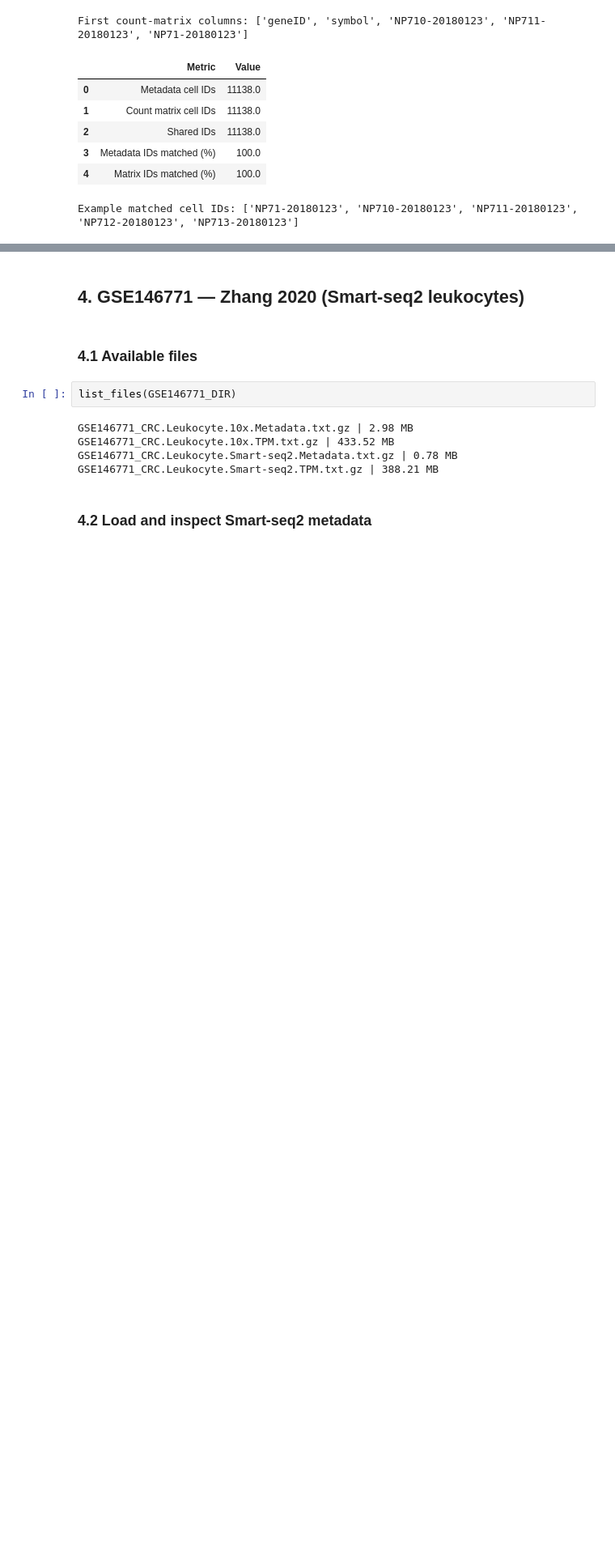
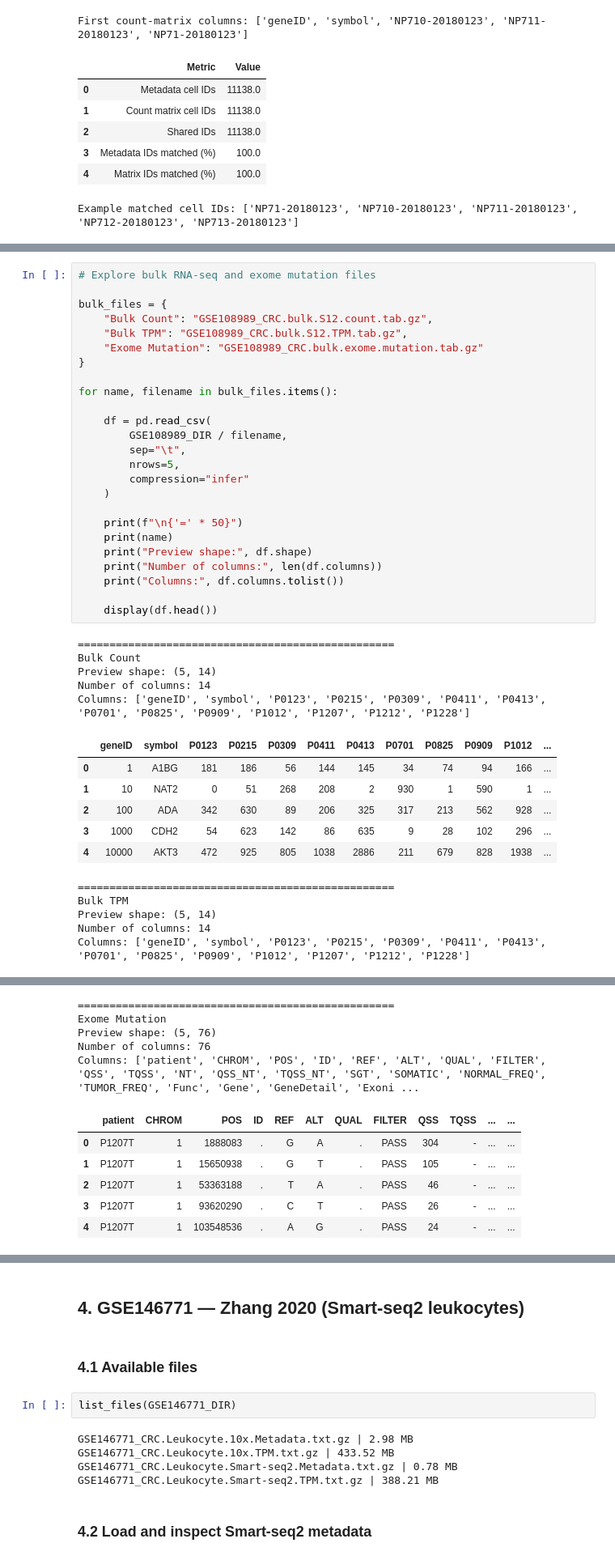
Before and after one commit to Sernasr/crc-singlecell-analysis, a Jupyter notebook: notebooks/dataset_exploration.ipynb, the cells around one changed output, grey strips where cells are left out. Shown at 81% size. Saved outputs shown, nothing was run; the diff lists cells and outputs as text; blank space fills up the shorter version.

Commit message:
Update expression matrix and mutation data analysis

```diff
--- a/notebooks/dataset_exploration.ipynb
+++ b/notebooks/dataset_exploration.ipynb
@@ -342,0 +345,42 @@ Example matched cell IDs: ['NP71-20180123', 'NP710-20180123', 'NP711-20180123',
+# %%
+# Explore bulk RNA-seq and exome mutation files
+
+bulk_files = {
+    "Bulk Count": "GSE108989_CRC.bulk.S12.count.tab.gz",
+    "Bulk TPM": "GSE108989_CRC.bulk.S12.TPM.tab.gz",
+    "Exome Mutation": "GSE108989_CRC.bulk.exome.mutation.tab.gz"
+}
+
+for name, filename in bulk_files.items():
+
+    df = pd.read_csv(
+        GSE108989_DIR / filename,
+        sep="\t",
+        nrows=5,
+        compression="infer"
+    )
+
+    print(f"\n{'=' * 50}")
+    print(name)
+    print("Preview shape:", df.shape)
+    print("Number of columns:", len(df.columns))
+    print("Columns:", df.columns.tolist())
+
+    display(df.head())
+# %% [output]
+==================================================
+Bulk Count
+Preview shape: (5, 14)
+Number of columns: 14
+Columns: ['geneID', 'symbol', 'P0123', 'P0215', 'P0309', 'P0411', 'P0413', 'P0701', 'P0825', 'P0909', 'P1012', 'P1207', 'P1212', 'P1228']
+|  | geneID | symbol | P0123 | P0215 | P0309 | P0411 | P0413 | P0701 | P0825 | P0909 | P1012 | ... |
+| 0 | 1 | A1BG | 181 | 186 | 56 | 144 | 145 | 34 | 74 | 94 | 166 | ... |
+| 1 | 10 | NAT2 | 0 | 51 | 268 | 208 | 2 | 930 | 1 | 590 | 1 | ... |
+| 2 | 100 | ADA | 342 | 630 | 89 | 206 | 325 | 317 | 213 | 562 | 928 | ... |
+| 3 | 1000 | CDH2 | 54 | 623 | 142 | 86 | 635 | 9 | 28 | 102 | 296 | ... |
+| 4 | 10000 | AKT3 | 472 | 925 | 805 | 1038 | 2886 | 211 | 679 | 828 | 1938 | ... |
+==================================================
+Bulk TPM
+Preview shape: (5, 14)
+Number of columns: 14
+Columns: ['geneID', 'symbol', 'P0123', 'P0215', 'P0309', 'P0411', 'P0413', 'P0701', 'P0825', 'P0909', 'P1012', 'P1207', 'P1212', 'P1228']
@@ -342,0 +393,11 @@ Example matched cell IDs: ['NP71-20180123', 'NP710-20180123', 'NP711-20180123',
+==================================================
+Exome Mutation
+Preview shape: (5, 76)
+Number of columns: 76
+Columns: ['patient', 'CHROM', 'POS', 'ID', 'REF', 'ALT', 'QUAL', 'FILTER', 'QSS', 'TQSS', 'NT', 'QSS_NT', 'TQSS_NT', 'SGT', 'SOMATIC', 'NORMAL_FREQ', 'TUMOR_FREQ', 'Func', 'Gene', 'GeneDetail', 'Exoni ...
+|  | patient | CHROM | POS | ID | REF | ALT | QUAL | FILTER | QSS | TQSS | ... | ... |
+| 0 | P1207T | 1 | 1888083 | . | G | A | . | PASS | 304 | - | ... | ... |
+| 1 | P1207T | 1 | 15650938 | . | G | T | . | PASS | 105 | - | ... | ... |
+| 2 | P1207T | 1 | 53363188 | . | T | A | . | PASS | 46 | - | ... | ... |
+| 3 | P1207T | 1 | 93620290 | . | C | T | . | PASS | 26 | - | ... | ... |
+| 4 | P1207T | 1 | 103548536 | . | A | G | . | PASS | 24 | - | ... | ... |
```
Also changed, not shown: parts of 2 cells of this notebook.
